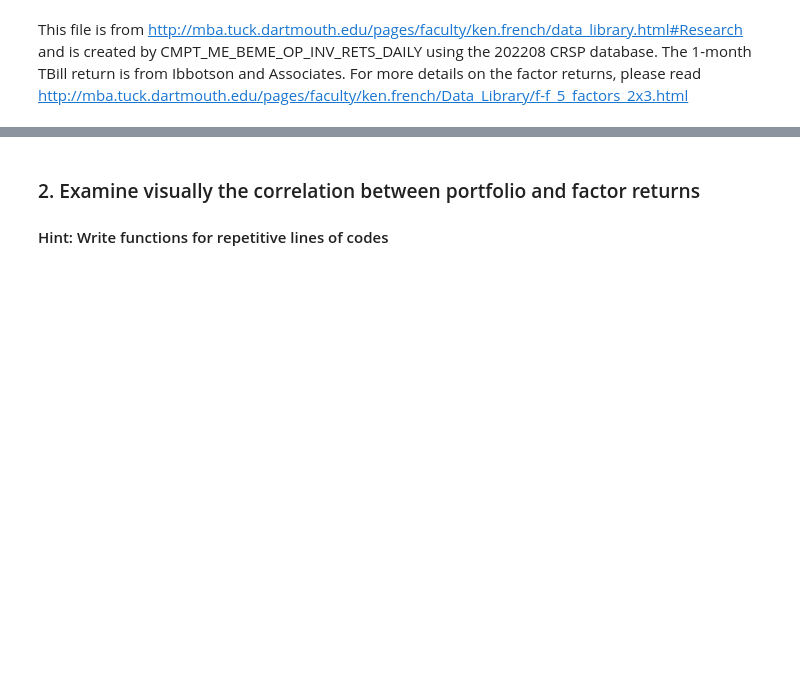
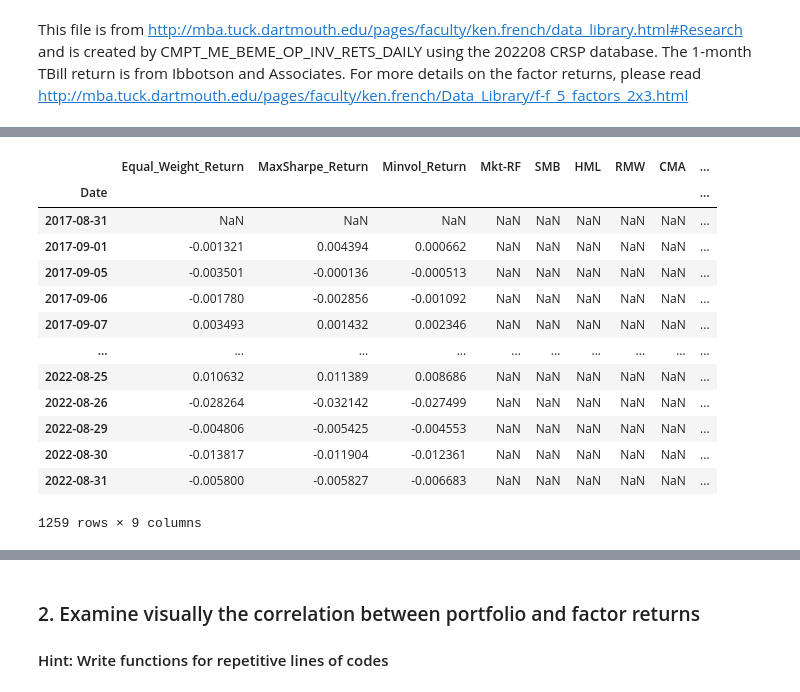
Before and after one commit to steveshao1213/Biz_Datalab4, a Jupyter notebook: Data Lab 4 Guide.ipynb, the cells around one changed output, grey strips where cells are left out. Drawn from its saved outputs; the diff is of its cells as text; code cells hidden in the pictures; blank space fills up the shorter version.

```diff
--- a/Data Lab 4 Guide.ipynb
+++ b/Data Lab 4 Guide.ipynb
@@ -175,7 +175,8 @@ portfolio_returns.tail(5)
 # %%
 # Read the csv file with factor returns with pd.read_csv()
 # Note: place the file where your Jupyter notebook is
-
+factor_returns = pd.read_csv("F-F_Research_Data_5_Factors_2x3_daily.csv")
 
 # Divide all factor returns by 100
 # Consistent with how we calculate portfolio returns
+factor_returns.iloc[:, 1:] = (factor_returns.iloc[:, 1:]).div(100)
@@ -186,4 +217,23 @@ This file is from http://mba.tuck.dartmouth.edu/pages/faculty/ken.french/data_li
 # %%
 # Inspect the last five observations
+
+factor_returns.tail(5)
+factor_returns.index = pd.to_datetime(factor_returns.index)
 # %%
 # Merge portfolio daily returns with factor returns
+pd.concat([portfolio_returns, factor_returns[dt.datetime(2017,8,31):]], axis = 1)
+# %% [output]
+|  | Equal_Weight_Return | MaxSharpe_Return | Minvol_Return | Mkt-RF | SMB | HML | RMW | CMA | ... |
+| Date |  |  |  |  |  |  |  |  | ... |
+| 2017-08-31 | NaN | NaN | NaN | NaN | NaN | NaN | NaN | NaN | ... |
+| 2017-09-01 | -0.001321 | 0.004394 | 0.000662 | NaN | NaN | NaN | NaN | NaN | ... |
+| 2017-09-05 | -0.003501 | -0.000136 | -0.000513 | NaN | NaN | NaN | NaN | NaN | ... |
+| 2017-09-06 | -0.001780 | -0.002856 | -0.001092 | NaN | NaN | NaN | NaN | NaN | ... |
+| 2017-09-07 | 0.003493 | 0.001432 | 0.002346 | NaN | NaN | NaN | NaN | NaN | ... |
+| ... | ... | ... | ... | ... | ... | ... | ... | ... | ... |
+| 2022-08-25 | 0.010632 | 0.011389 | 0.008686 | NaN | NaN | NaN | NaN | NaN | ... |
+| 2022-08-26 | -0.028264 | -0.032142 | -0.027499 | NaN | NaN | NaN | NaN | NaN | ... |
+| 2022-08-29 | -0.004806 | -0.005425 | -0.004553 | NaN | NaN | NaN | NaN | NaN | ... |
+| 2022-08-30 | -0.013817 | -0.011904 | -0.012361 | NaN | NaN | NaN | NaN | NaN | ... |
+| 2022-08-31 | -0.005800 | -0.005827 | -0.006683 | NaN | NaN | NaN | NaN | NaN | ... |
+1259 rows × 9 columns
```
Also changed, not shown: parts of 9 cells of this notebook.
